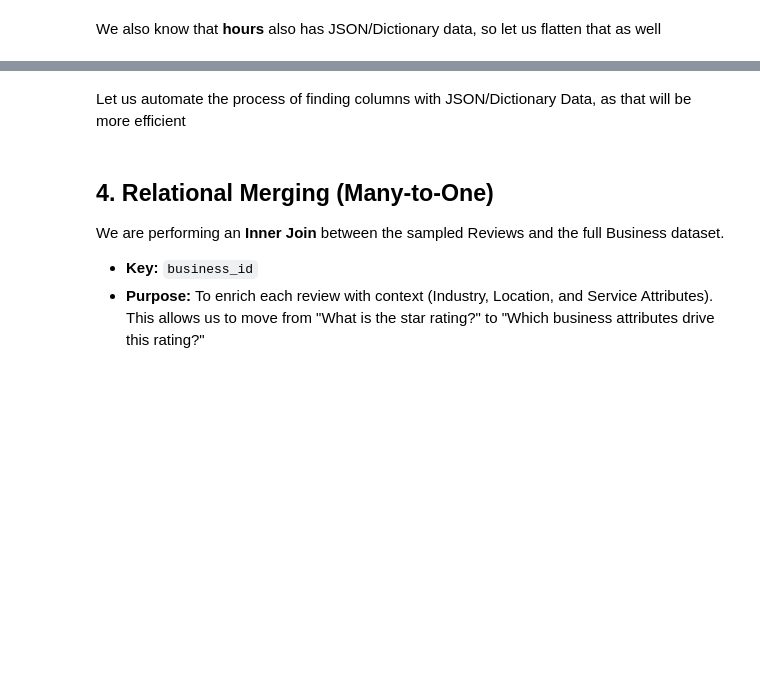
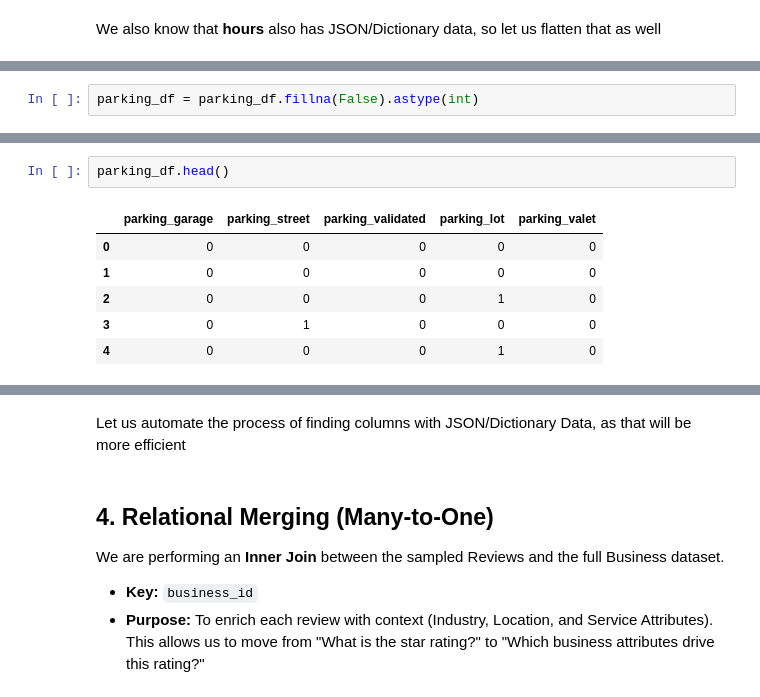
Before and after one commit to alinazir105/Explainable-Review-Intelligence, a Jupyter notebook: 01-data-ingestion.ipynb, the cells around one changed output, grey strips where cells are left out. Drawn from its saved outputs; the diff is of its cells as text; blank space fills up the shorter version.

```diff
--- a/01-data-ingestion.ipynb
+++ b/01-data-ingestion.ipynb
@@ -268,0 +302,2 @@ Name: count, dtype: int64
+# %%
+parking_df = parking_df.fillna(False).astype(int)
@@ -268,0 +319,9 @@ Name: count, dtype: int64
+# %%
+parking_df.head()
+# %% [output]
+|  | parking_garage | parking_street | parking_validated | parking_lot | parking_valet |
+| 0 | 0 | 0 | 0 | 0 | 0 |
+| 1 | 0 | 0 | 0 | 0 | 0 |
+| 2 | 0 | 0 | 0 | 1 | 0 |
+| 3 | 0 | 1 | 0 | 0 | 0 |
+| 4 | 0 | 0 | 0 | 1 | 0 |
```
Also changed, not shown: parts of 54 cells of this notebook.
